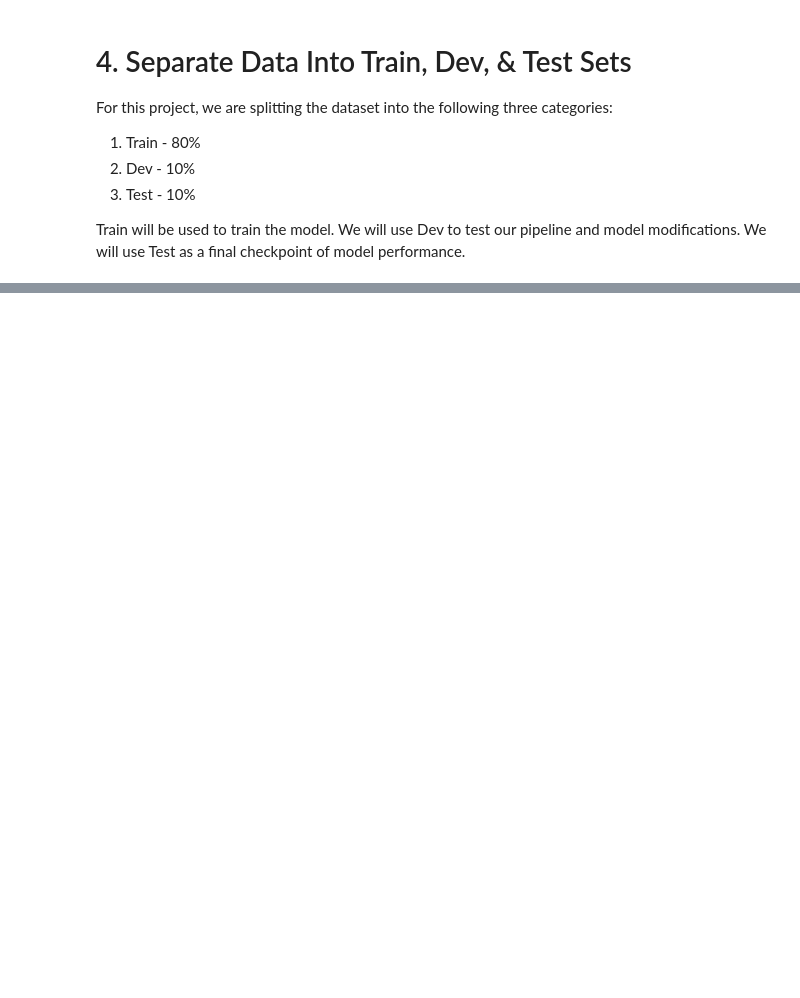
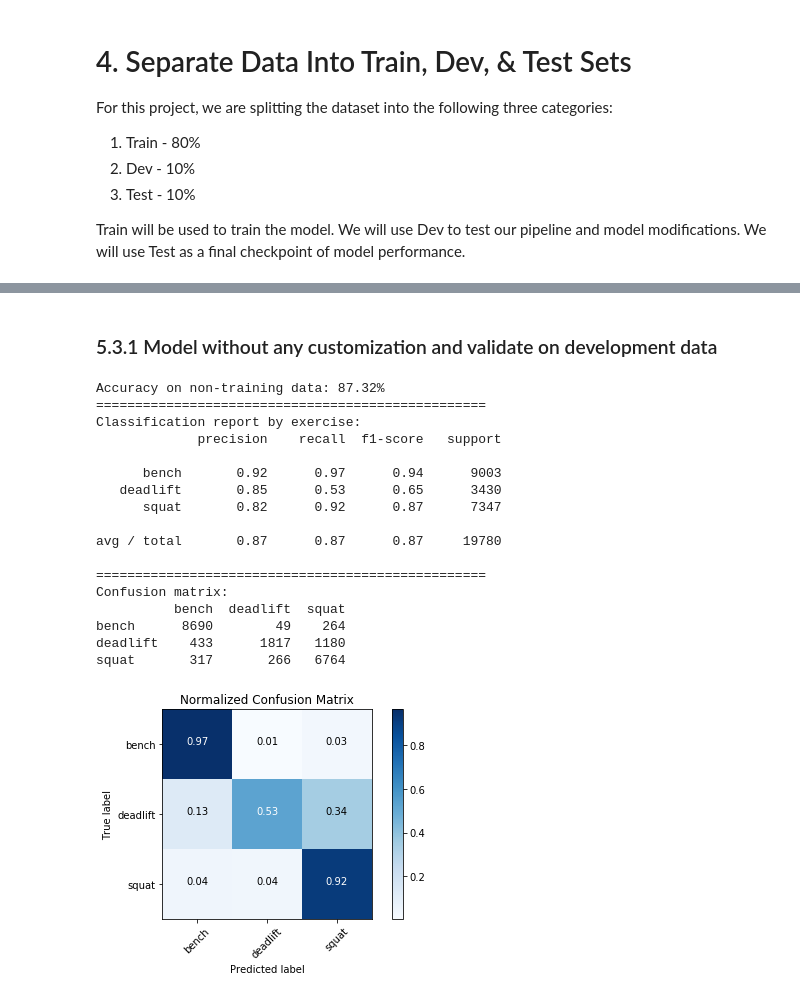
Before and after one commit to YuliaZamriy/W207_Group_Project, a Jupyter notebook: w207_openbarbell_baseline_submission.ipynb, the cells around one changed output, grey strips where cells are left out. Drawn from its saved outputs; the diff is of its cells as text; code cells hidden in the pictures; blank space fills up the shorter version.

```diff
--- a/w207_openbarbell_baseline_submission.ipynb
+++ b/w207_openbarbell_baseline_submission.ipynb
@@ -302,0 +635,23 @@ Our group has successfully put together a pipeline where we can rapidly iterate
+# %% [markdown]
+### 5.3.1 Model without any customization and validate on development data
+# %%
+gnb_dev_predictions = make_classifier(GaussianNB, train_data_std, train_labels, dev_data_std, dev_labels, labels_main_names, True)
+# %% [output]
+Accuracy on non-training data: 87.32%
+==================================================
+Classification report by exercise:
+             precision    recall  f1-score   support
+
+      bench       0.92      0.97      0.94      9003
+   deadlift       0.85      0.53      0.65      3430
+      squat       0.82      0.92      0.87      7347
+
+avg / total       0.87      0.87      0.87     19780
+
+==================================================
+Confusion matrix:
+          bench  deadlift  squat
+bench      8690        49    264
+deadlift    433      1817   1180
+squat       317       266   6764
+[figure, added]
```
Also changed, not shown: parts of 78 cells of this notebook.
